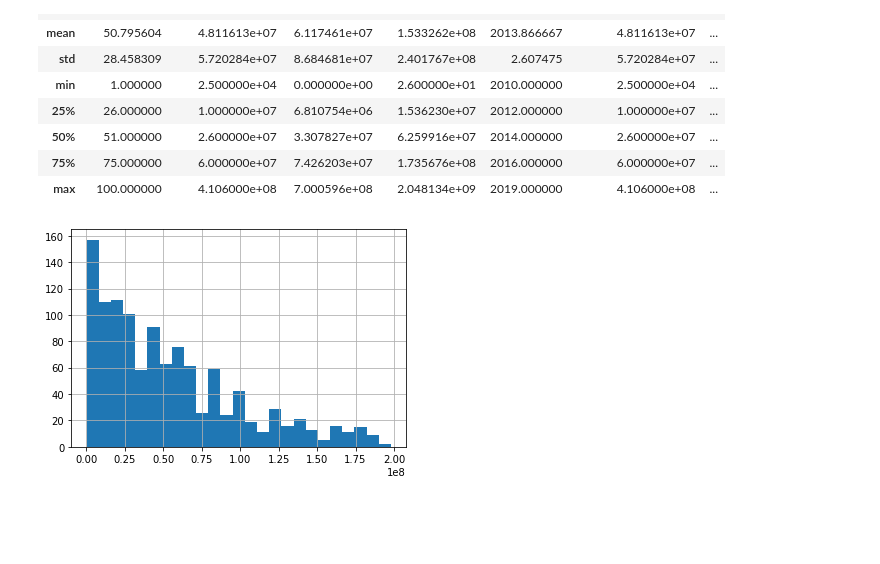
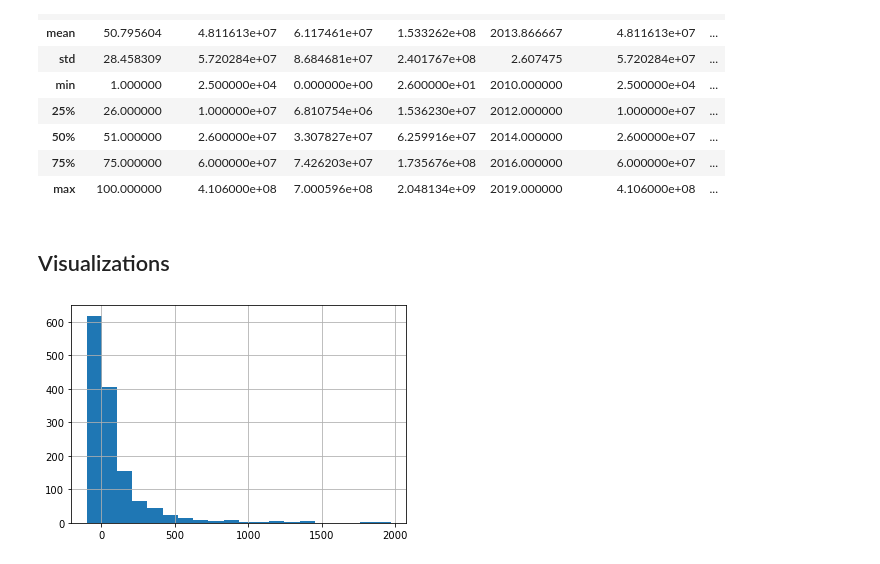
Before and after one commit to danvalen1/Film-Industry-Analysis, a Jupyter notebook: mak.ipynb, the cells around one changed output. Drawn from its saved outputs; the diff is of its cells as text; code cells hidden in the pictures; blank space fills up the shorter version.

Commit message:
changes to graphs on genres

```diff
--- a/mak.ipynb
+++ b/mak.ipynb
@@ -365,10 +366,13 @@ df_budget_merge.describe()
 | 50% | 51.000000 | 2.600000e+07 | 3.307827e+07 | 6.259916e+07 | 2014.000000 | 2.600000e+07 | ... |
 | 75% | 75.000000 | 6.000000e+07 | 7.426203e+07 | 1.735676e+08 | 2016.000000 | 6.000000e+07 | ... |
 | max | 100.000000 | 4.106000e+08 | 7.000596e+08 | 2.048134e+09 | 2019.000000 | 4.106000e+08 | ... |
+# %% [markdown]
+## Visualizations
 # %%
-df_budget_merge['total_costs'].loc[df_budget_merge['total_costs'] < 200000000].hist(bins = 25)
+#df_budget_merge['total_costs'].loc[df_budget_merge['total_costs'] < 200000000].hist(bins = 25)
 #df_budget_merge['total_costs'].hist(bins = 100)
+df_budget_merge['ROI'].loc[df_budget_merge['ROI'] < 2000].hist(bins = 20)
 plt.show()
 # %% [output]
-[figure, old version]
+[figure, new version]
 # %%
```
Also changed, not shown: parts of 26 cells of this notebook.
